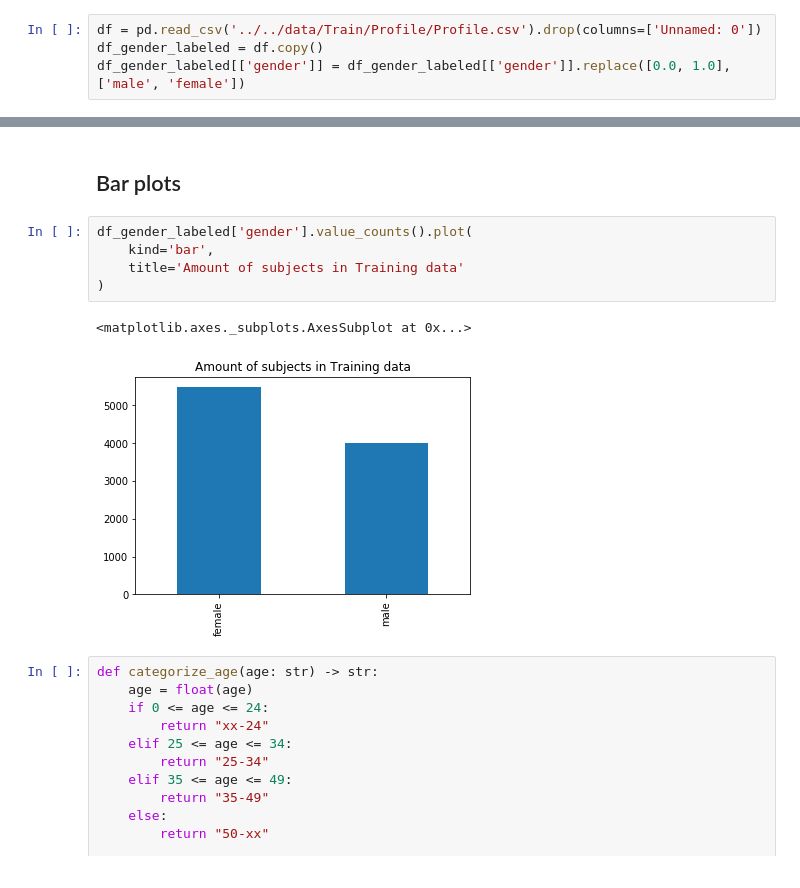
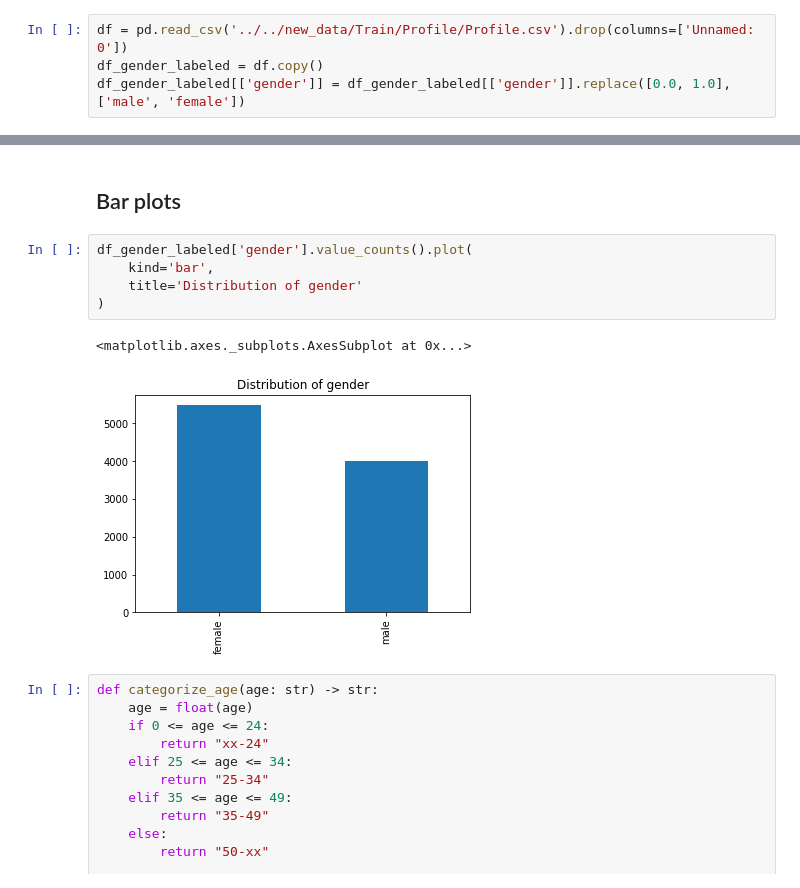
Before and after one commit to k1c/Facebook-User-Predictions, a Jupyter notebook: notebooks/profile_exploratory_analysis.ipynb, the cells around one changed output, grey strips where cells are left out. Saved outputs shown, nothing was run; the diff lists cells and outputs as text.

```diff
--- a/notebooks/profile_exploratory_analysis.ipynb
+++ b/notebooks/profile_exploratory_analysis.ipynb
@@ -4,6 +4,6 @@ import matplotlib.pyplot as plt
 import seaborn as sns
 import numpy as np
 # %%
-df = pd.read_csv('../../data/Train/Profile/Profile.csv').drop(columns=['Unnamed: 0'])
+df = pd.read_csv('../../new_data/Train/Profile/Profile.csv').drop(columns=['Unnamed: 0'])
 df_gender_labeled = df.copy()
 df_gender_labeled[['gender']] = df_gender_labeled[['gender']].replace([0.0, 1.0], ['male', 'female'])
@@ -64,11 +65,11 @@ dtype: int64
 # %%
 df_gender_labeled['gender'].value_counts().plot(
     kind='bar',
-    title='Amount of subjects in Training data'
+    title='Distribution of gender'
 )
 # %% [output]
 <matplotlib.axes._subplots.AxesSubplot at 0x...>
-[figure, old version]
+[figure, new version]
 # %%
 def categorize_age(age: str) -> str:
     age = float(age)
```
Also changed, not shown: parts of 12 cells of this notebook, 9 other files.
